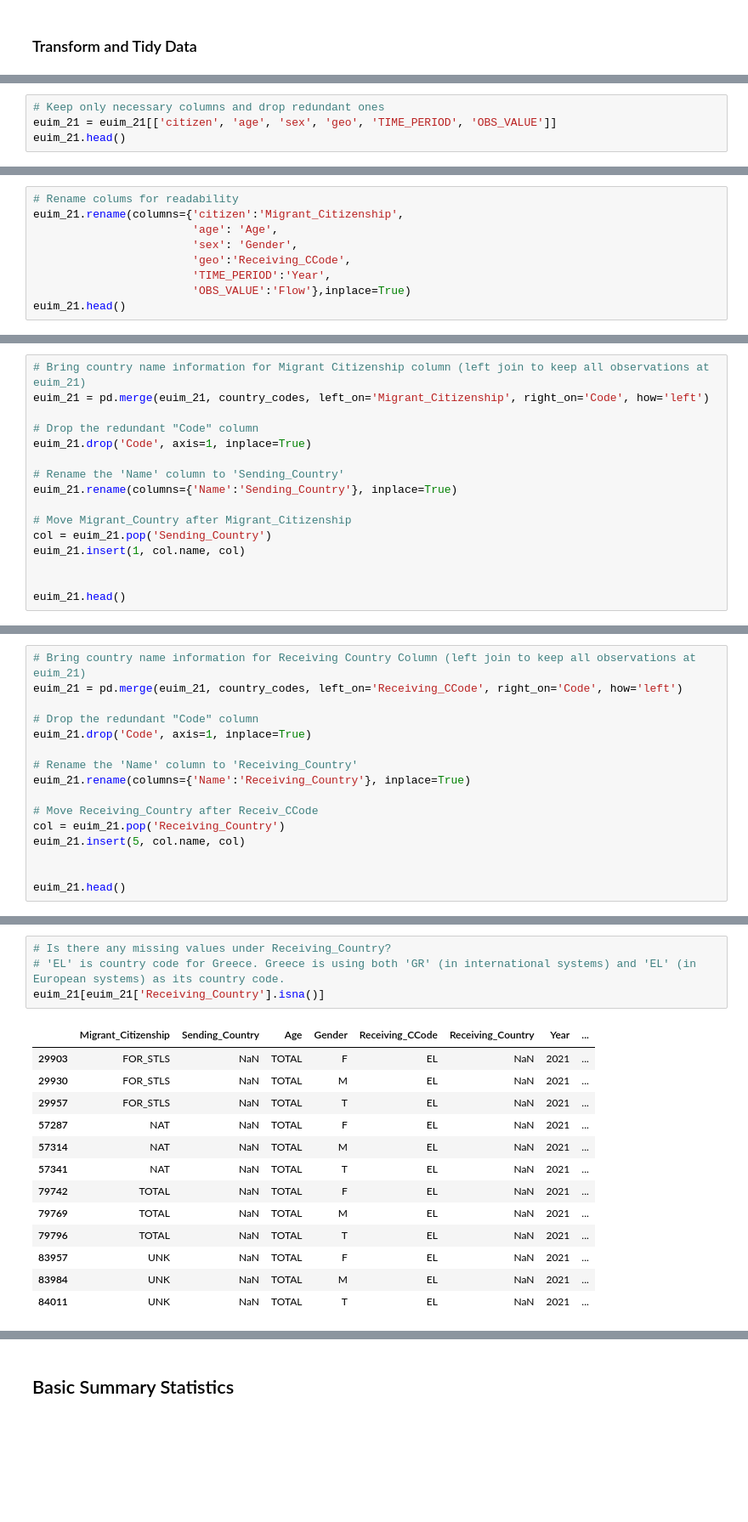
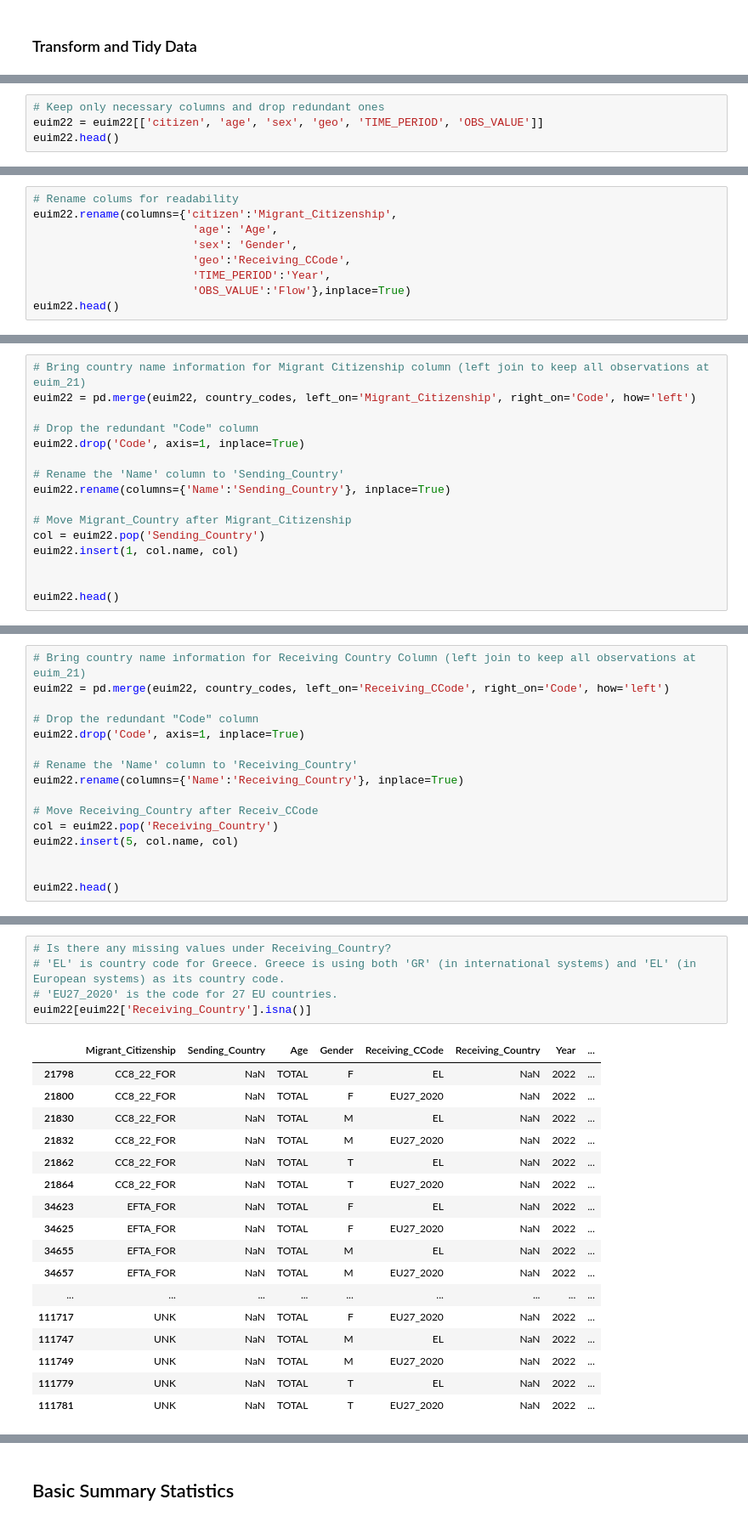
Before and after one commit to barisalan00/barisalan00.github.io, a Jupyter notebook: migration_flows_europe.ipynb, the cells around one changed output, grey strips where cells are left out. Shown: that part at 85% size. Saved outputs shown, nothing was run; the diff lists cells and outputs as text; blank space fills up the shorter version.

```diff
--- a/migration_flows_europe.ipynb
+++ b/migration_flows_europe.ipynb
@@ -101,7 +190,7 @@ OBS_FLAG       float64
 dtype: object
 # %%
 # Keep only necessary columns and drop redundant ones
-euim_21 = euim_21[['citizen', 'age', 'sex', 'geo', 'TIME_PERIOD', 'OBS_VALUE']]
-euim_21.head()
+euim22 = euim22[['citizen', 'age', 'sex', 'geo', 'TIME_PERIOD', 'OBS_VALUE']]
+euim22.head()
 # %% [output]
 |  | citizen | age | sex | geo | TIME_PERIOD | OBS_VALUE |
@@ -113,11 +202,11 @@ euim_21.head()
 # %%
 # Rename colums for readability
-euim_21.rename(columns={'citizen':'Migrant_Citizenship',
+euim22.rename(columns={'citizen':'Migrant_Citizenship',
                         'age': 'Age',
                         'sex': 'Gender',
                         'geo':'Receiving_CCode',
                         'TIME_PERIOD':'Year',
                         'OBS_VALUE':'Flow'},inplace=True)
-euim_21.head()
+euim22.head()
 # %% [output]
 |  | Migrant_Citizenship | Age | Gender | Receiving_CCode | Year | Flow |
@@ -131,18 +222,18 @@ Despite the Eurostat system displaying country names for the country codes when
 # %%
 # Bring country name information for Migrant Citizenship column (left join to keep all observations at euim_21)
-euim_21 = pd.merge(euim_21, country_codes, left_on='Migrant_Citizenship', right_on='Code', how='left')
+euim22 = pd.merge(euim22, country_codes, left_on='Migrant_Citizenship', right_on='Code', how='left')
 
 # Drop the redundant "Code" column
-euim_21.drop('Code', axis=1, inplace=True)
+euim22.drop('Code', axis=1, inplace=True)
 
 # Rename the 'Name' column to 'Sending_Country'
-euim_21.rename(columns={'Name':'Sending_Country'}, inplace=True)
+euim22.rename(columns={'Name':'Sending_Country'}, inplace=True)
 
 # Move Migrant_Country after Migrant_Citizenship
-col = euim_21.pop('Sending_Country')
-euim_21.insert(1, col.name, col)
+col = euim22.pop('Sending_Country')
+euim22.insert(1, col.name, col)
 
 
-euim_21.head()
+euim22.head()
 # %% [output]
 |  | Migrant_Citizenship | Sending_Country | Age | Gender | Receiving_CCode | Year | Flow |
@@ -154,18 +245,18 @@ euim_21.head()
 # %%
 # Bring country name information for Receiving Country Column (left join to keep all observations at euim_21)
-euim_21 = pd.merge(euim_21, country_codes, left_on='Receiving_CCode', right_on='Code', how='left')
+euim22 = pd.merge(euim22, country_codes, left_on='Receiving_CCode', right_on='Code', how='left')
 
 # Drop the redundant "Code" column
-euim_21.drop('Code', axis=1, inplace=True)
+euim22.drop('Code', axis=1, inplace=True)
 
 # Rename the 'Name' column to 'Receiving_Country'
-euim_21.rename(columns={'Name':'Receiving_Country'}, inplace=True)
+euim22.rename(columns={'Name':'Receiving_Country'}, inplace=True)
 
 # Move Receiving_Country after Receiv_CCode
-col = euim_21.pop('Receiving_Country')
-euim_21.insert(5, col.name, col)
+col = euim22.pop('Receiving_Country')
+euim22.insert(5, col.name, col)
 
 
-euim_21.head()
+euim22.head()
 # %% [output]
 |  | Migrant_Citizenship | Sending_Country | Age | Gender | Receiving_CCode | Receiving_Country | Year | ... |
@@ -188,18 +274,23 @@ euim_21.tail()
 # %%
 # Is there any missing values under Receiving_Country?
 # 'EL' is country code for Greece. Greece is using both 'GR' (in international systems) and 'EL' (in European systems) as its country code.
-euim_21[euim_21['Receiving_Country'].isna()]
+# 'EU27_2020' is the code for 27 EU countries.
+euim22[euim22['Receiving_Country'].isna()]
 # %% [output]
 |  | Migrant_Citizenship | Sending_Country | Age | Gender | Receiving_CCode | Receiving_Country | Year | ... |
-| 29903 | FOR_STLS | NaN | TOTAL | F | EL | NaN | 2021 | ... |
-| 29930 | FOR_STLS | NaN | TOTAL | M | EL | NaN | 2021 | ... |
-| 29957 | FOR_STLS | NaN | TOTAL | T | EL | NaN | 2021 | ... |
-| 57287 | NAT | NaN | TOTAL | F | EL | NaN | 2021 | ... |
-| 57314 | NAT | NaN | TOTAL | M | EL | NaN | 2021 | ... |
-| 57341 | NAT | NaN | TOTAL | T | EL | NaN | 2021 | ... |
-| 79742 | TOTAL | NaN | TOTAL | F | EL | NaN | 2021 | ... |
-| 79769 | TOTAL | NaN | TOTAL | M | EL | NaN | 2021 | ... |
-| 79796 | TOTAL | NaN | TOTAL | T | EL | NaN | 2021 | ... |
-| 83957 | UNK | NaN | TOTAL | F | EL | NaN | 2021 | ... |
-| 83984 | UNK | NaN | TOTAL | M | EL | NaN | 2021 | ... |
-| 84011 | UNK | NaN | TOTAL | T | EL | NaN | 2021 | ... |
+| 21798 | CC8_22_FOR | NaN | TOTAL | F | EL | NaN | 2022 | ... |
+| 21800 | CC8_22_FOR | NaN | TOTAL | F | EU27_2020 | NaN | 2022 | ... |
+| 21830 | CC8_22_FOR | NaN | TOTAL | M | EL | NaN | 2022 | ... |
+| 21832 | CC8_22_FOR | NaN | TOTAL | M | EU27_2020 | NaN | 2022 | ... |
+| 21862 | CC8_22_FOR | NaN | TOTAL | T | EL | NaN | 2022 | ... |
+| 21864 | CC8_22_FOR | NaN | TOTAL | T | EU27_2020 | NaN | 2022 | ... |
+| 34623 | EFTA_FOR | NaN | TOTAL | F | EL | NaN | 2022 | ... |
+| 34625 | EFTA_FOR | NaN | TOTAL | F | EU27_2020 | NaN | 2022 | ... |
+| 34655 | EFTA_FOR | NaN | TOTAL | M | EL | NaN | 2022 | ... |
+| 34657 | EFTA_FOR | NaN | TOTAL | M | EU27_2020 | NaN | 2022 | ... |
+| ... | ... | ... | ... | ... | ... | ... | ... | ... |
+| 111717 | UNK | NaN | TOTAL | F | EU27_2020 | NaN | 2022 | ... |
+| 111747 | UNK | NaN | TOTAL | M | EL | NaN | 2022 | ... |
+| 111749 | UNK | NaN | TOTAL | M | EU27_2020 | NaN | 2022 | ... |
+| 111779 | UNK | NaN | TOTAL | T | EL | NaN | 2022 | ... |
+| 111781 | UNK | NaN | TOTAL | T | EU27_2020 | NaN | 2022 | ... |
```
Also changed, not shown: parts of 75 cells of this notebook, 1 other file.
